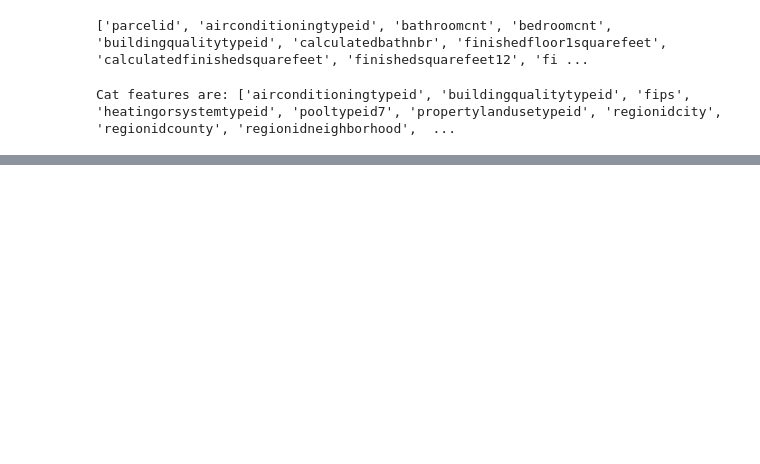
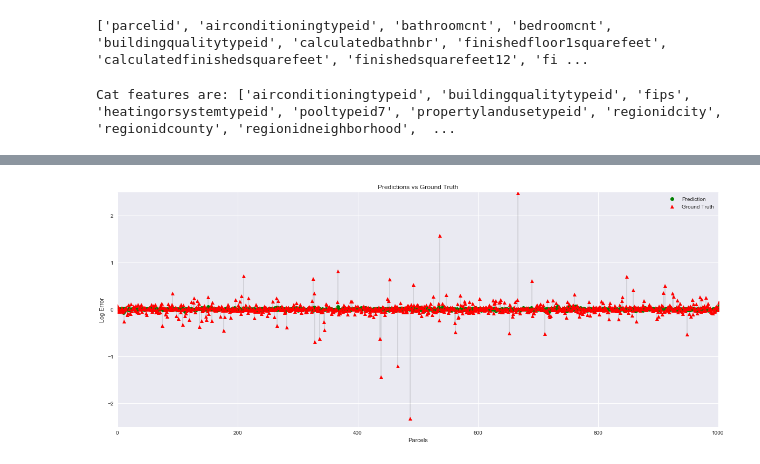
Before and after one commit to rob-burrus/mlnd_capstone_zillow, a Jupyter notebook: Cat Boost.ipynb, the cells around one changed output, grey strips where cells are left out. Drawn from its saved outputs; the diff is of its cells as text; code cells hidden in the pictures; blank space fills up the shorter version.

```diff
--- a/Cat Boost.ipynb
+++ b/Cat Boost.ipynb
@@ -180,0 +174,26 @@ cat_preds_mod1.csv
+# %%
+###
+### Plot CatBoost predicted log error vs ground truth
+###
+
+plt.rcParams['legend.numpoints'] = 1
+
+
+fig, ax = plt.subplots(figsize=(20,8))
+
+
+for i in range(1000):
+    ax.plot([i,i],[predictions[i], ground_truth[i]], c="k", linewidth=0.2)
+ax.plot(predictions,'o', label='Prediction', color = 'g')
+ax.plot(ground_truth,'^', label='Ground Truth', color = 'r' )
+
+ax.set_xlim((0,1000+1))
+ax.set_ylim((-2.5,2.5))
+plt.xlabel('Parcels')
+plt.ylabel('Log Error')
+plt.title('Predictions vs Ground Truth')
+
+plt.legend()
+plt.show()
+# %% [output]
+[figure, added]
```
Also changed, not shown: parts of 13 cells of this notebook, 21 other files.
